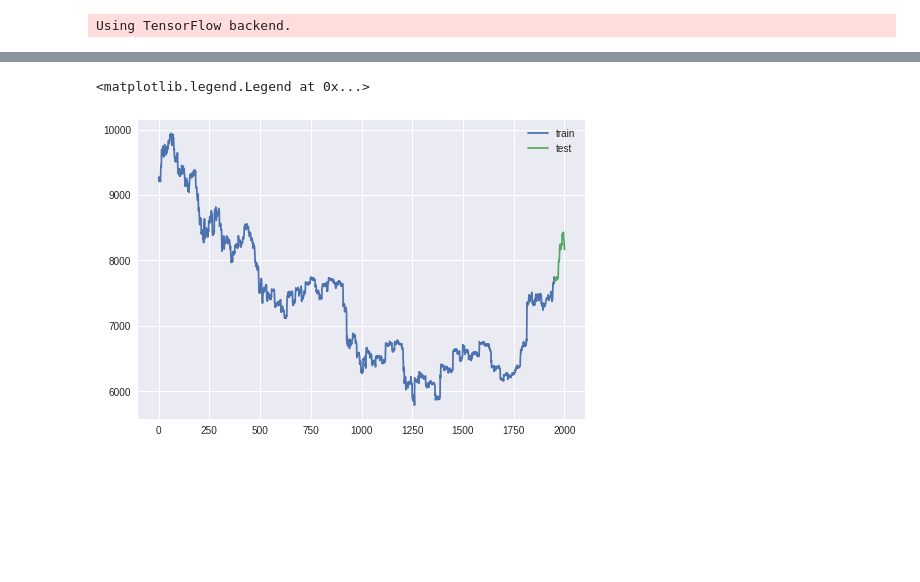
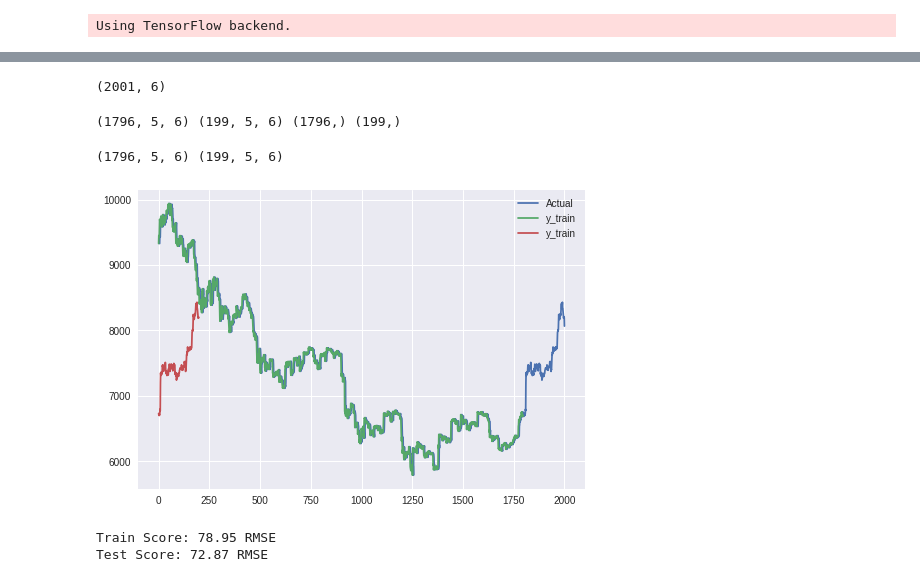
Before and after one commit to MarcinWylot/CryptocurrencyPricePredictor, a Jupyter notebook: BitcoinPredictWithLSTM.ipynb, the cells around one changed output, grey strips where cells are left out. Drawn from its saved outputs; the diff is of its cells as text; code cells hidden in the pictures; blank space fills up the shorter version.

Commit message:
a working model, TODO: improve it

```diff
--- a/BitcoinPredictWithLSTM.ipynb
+++ b/BitcoinPredictWithLSTM.ipynb
@@ -40,9 +49,58 @@ df.head()
-# %%
-train, test = df[:-49], df[-50:]
-
-plt.plot(train['close'], label='train')
-plt.plot(test['close'], label='test')
-plt.legend(loc='best')
-# %% [output]
-<matplotlib.legend.Legend at 0x...>
-[figure, removed]
+# %%
+nb_features = df.shape[1]
+df.shape
+# %% [output]
+(2001, 6)
+# %%
+def load_data(X, seq_len, train_size=0.9):
+    amount_of_features = X.shape[1]
+    X_mat = X.as_matrix()
+    sequence_length = seq_len + 1
+    data = []
+
+    for index in range(len(X_mat) - sequence_length):
+        data.append(X_mat[index: index + sequence_length])
+
+    data = np.array(data)
+    train_split = int(round(train_size * data.shape[0]))
+    train_data = data[:train_split, :]
+
+    x_train = train_data[:, :-1]
+    y_train = train_data[:, -1][:,0]
+
+    x_test = data[train_split:, :-1]
+    y_test = data[train_split:, -1][:,0]
+
+    return x_train, y_train, x_test, y_test
+# %%
+window = 5
+X_train, y_train, X_test, y_test = load_data(df, window)
+
+print(X_train.shape, X_test.shape, y_train.shape, y_test.shape)
+
+
+#print(X_train.shape, X_test.shape, y_train.shape, y_test.shape)
+#print(df.head(20))
+#print(y_train[:10])
+#X_train[:10]
+# %% [output]
+(1796, 5, 6) (199, 5, 6) (1796,) (199,)
+# %%
+scaler = MinMaxScaler()
+X_train_scaled = scaler.fit_transform(X_train.reshape(-1,X_train.shape[2]))
+X_train_scaled = X_train_scaled.reshape(X_train.shape[0], X_train.shape[1], nb_features)
+
+X_test_scaled = scaler.transform(X_test.reshape(-1,X_test.shape[2]))
+X_test_scaled = X_test_scaled.reshape(X_test.shape[0], X_test.shape[1], nb_features)
+
+print(X_train_scaled.shape, X_test_scaled.shape)
+# %% [output]
+(1796, 5, 6) (199, 5, 6)
+# %%
+plt.plot(df.close[5:], label='Actual')
+plt.plot(y_train, label='y_train')
+plt.plot(y_test, label='y_train') #gotta take care on index
+plt.legend(loc='best')
+plt.show()
+# %% [output]
+[figure, added]
@@ -48,0 +160,13 @@ plt.legend(loc='best')
+# %%
+model.fit(X_train_scaled, y_train, batch_size=32, epochs=1000, verbose=0)
+
+trainPredict = model.predict(X_train_scaled)
+testPredict = model.predict(X_test_scaled)
+
+trainScore = mean_squared_error(y_train, trainPredict[:,0]) ** .5
+print('Train Score: %.2f RMSE' % (trainScore))
+testScore = mean_squared_error(y_test, testPredict[:,0]) ** .5
+print('Test Score: %.2f RMSE' % (testScore))
+# %% [output]
+Train Score: 78.95 RMSE
+Test Score: 72.87 RMSE
```
Also changed, not shown: parts of 5 cells of this notebook.
